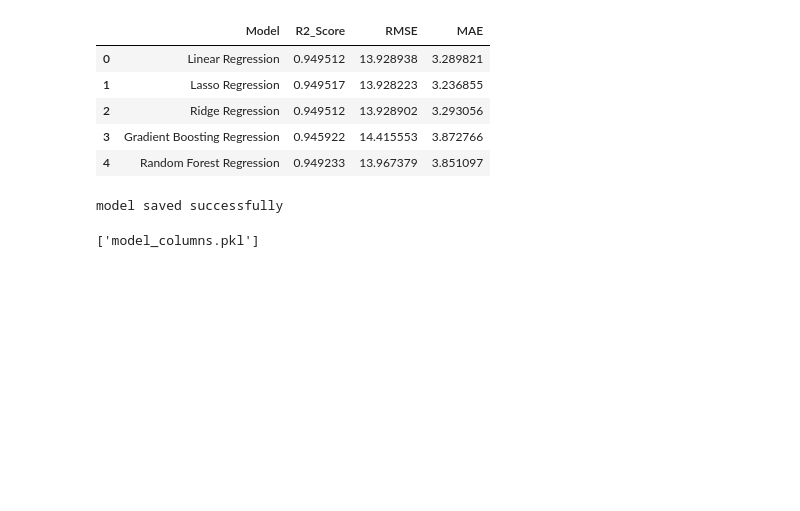
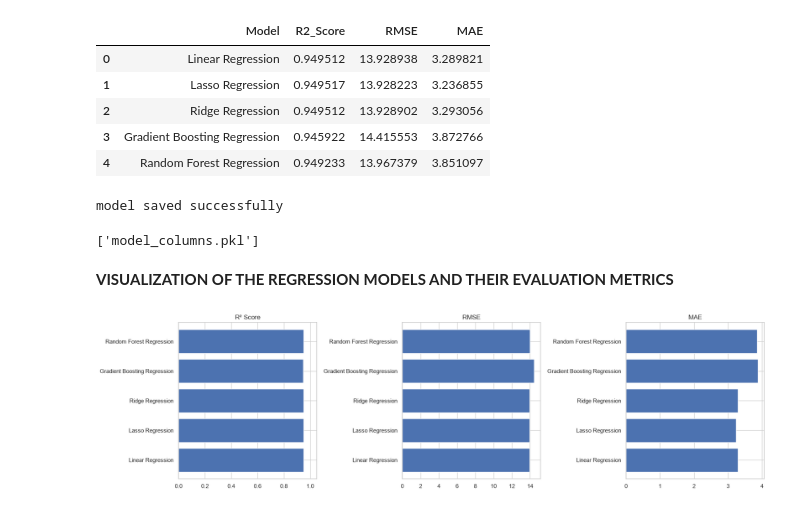
Before and after one commit to VignaPrasanna/Content_monetization_Modeler, a Jupyter notebook: youtube_ad_rev.ipynb, the cells around one changed output. Cells and saved outputs as stored; diff of their text form; code cells hidden in the pictures; blank space fills up the shorter version.

```diff
--- a/youtube_ad_rev.ipynb
+++ b/youtube_ad_rev.ipynb
@@ -429,3 +429,21 @@ model saved successfully
 joblib.dump(X.columns.tolist(), 'model_columns.pkl')
 # %% [output]
 ['model_columns.pkl']
+# %% [markdown]
+**VISUALIZATION OF THE REGRESSION MODELS AND THEIR EVALUATION METRICS**
+# %%
+fig, axes = plt.subplots(1, 3, figsize=(18, 5))
+
+axes[0].barh(results_df["Model"], results_df["R2_Score"])
+axes[0].set_title("R² Score")
+axes[0].set_xlim(0, 1.05)
+
+axes[1].barh(results_df["Model"], results_df["RMSE"])
+axes[1].set_title("RMSE")
+
+axes[2].barh(results_df["Model"], results_df["MAE"])
+axes[2].set_title("MAE")
+plt.tight_layout()
+plt.show()
+# %% [output]
+[figure, added]
```
